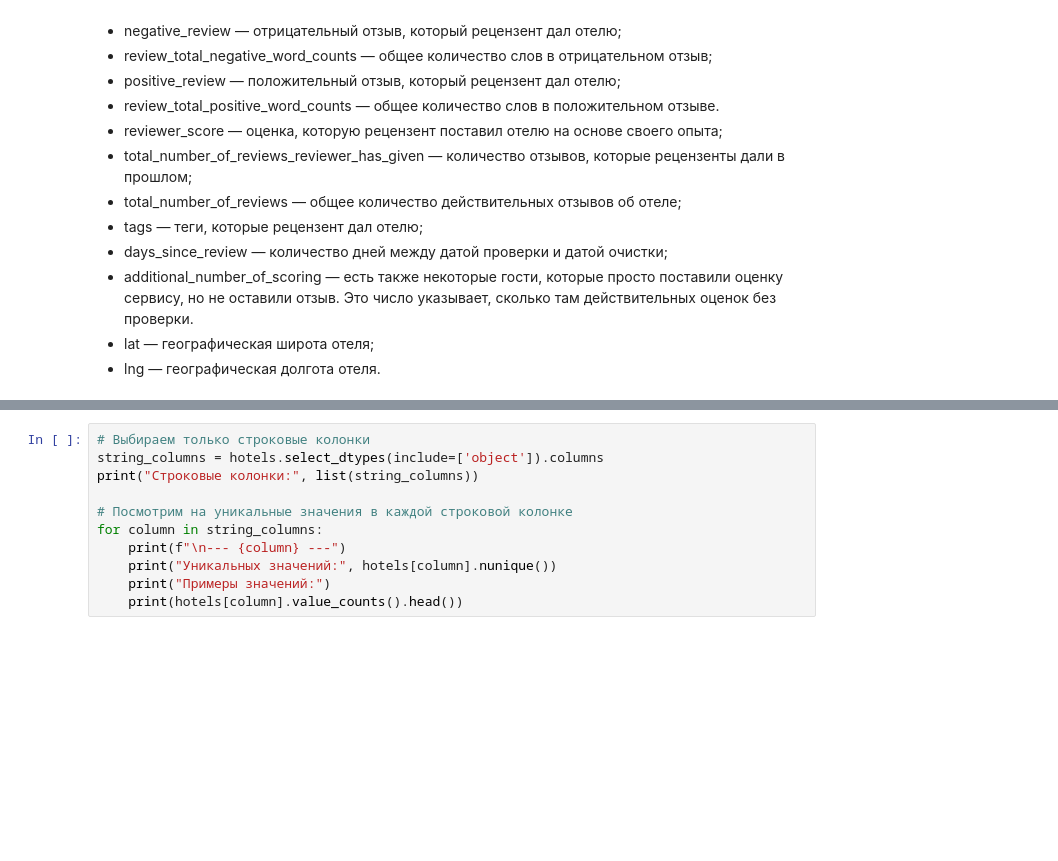
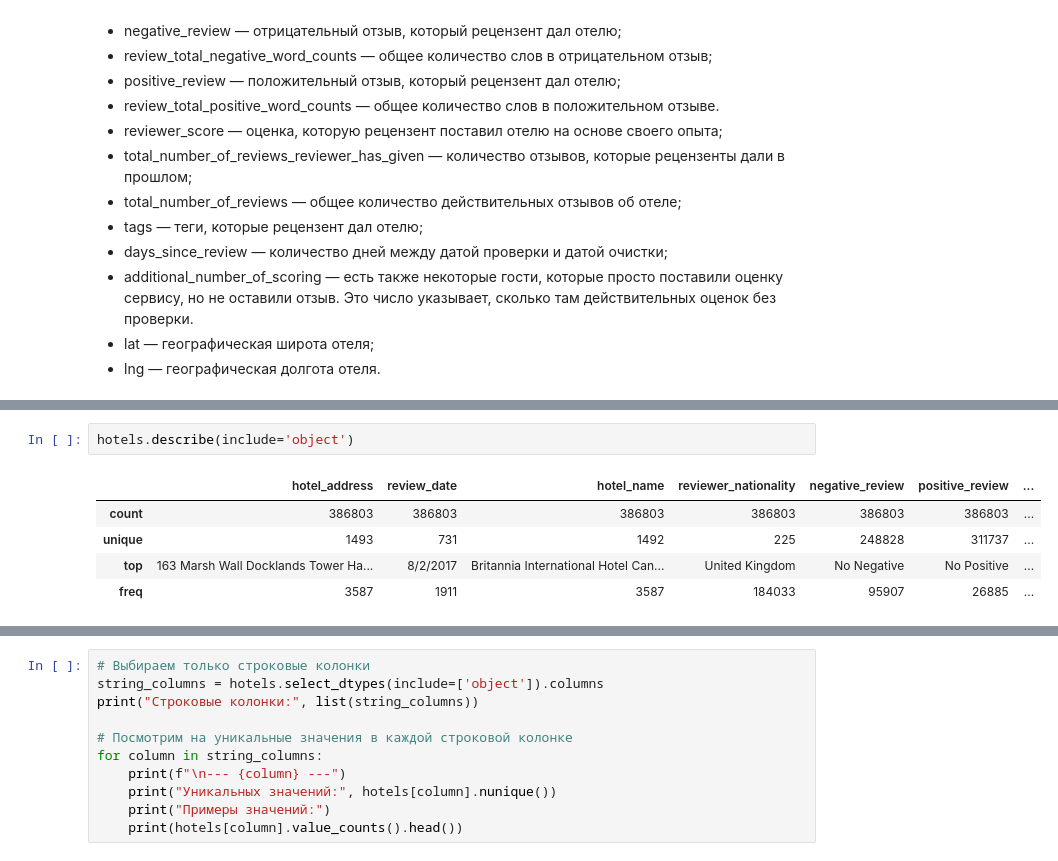
Before and after one commit to Etelweise/PROJECT-3.-EDA-Feature-Engineering.-Kaggle, a Jupyter notebook: PROJECT-3.ipynb, the cells around one changed output, grey strips where cells are left out. Saved outputs shown, nothing was run; the diff lists cells and outputs as text; blank space fills up the shorter version.

```diff
--- a/PROJECT-3.ipynb
+++ b/PROJECT-3.ipynb
@@ -36,0 +51,8 @@ hotels.head()
+# %%
+hotels.describe(include='object')
+# %% [output]
+|  | hotel_address | review_date | hotel_name | reviewer_nationality | negative_review | positive_review | ... |
+| count | 386803 | 386803 | 386803 | 386803 | 386803 | 386803 | ... |
+| unique | 1493 | 731 | 1492 | 225 | 248828 | 311737 | ... |
+| top | 163 Marsh Wall Docklands Tower Ha... | 8/2/2017 | Britannia International Hotel Can... | United Kingdom | No Negative | No Positive | ... |
+| freq | 3587 | 1911 | 3587 | 184033 | 95907 | 26885 | ... |
```
Also changed, not shown: parts of 20 cells of this notebook.
